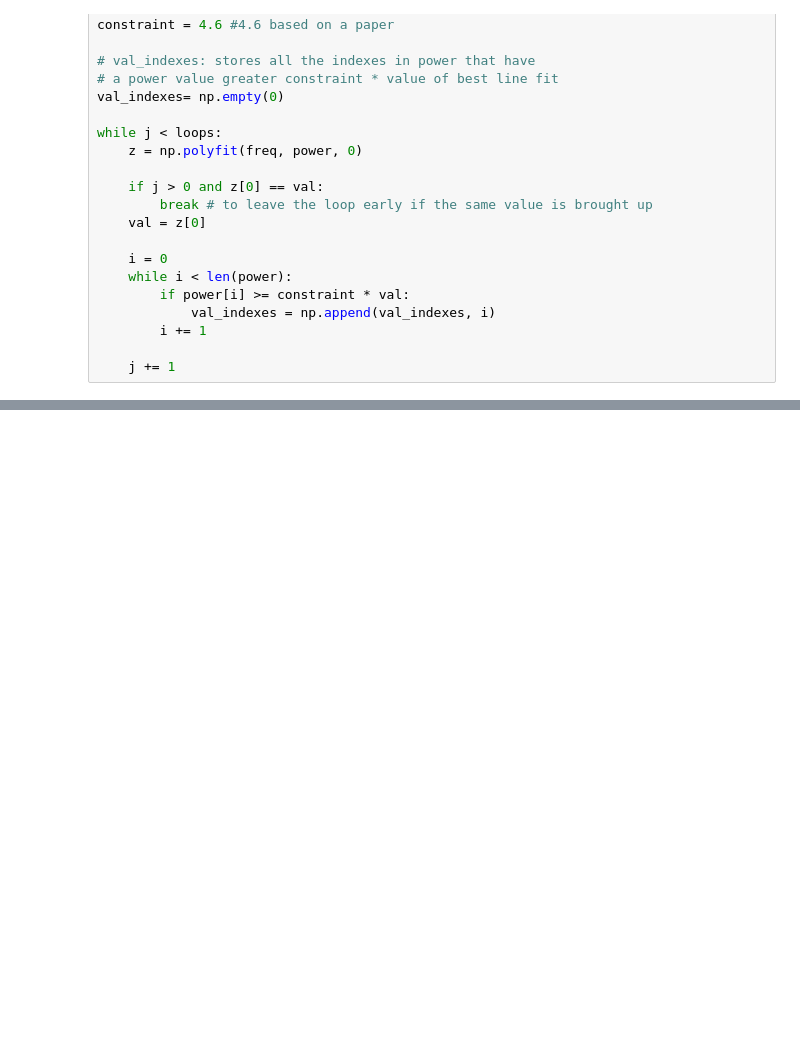
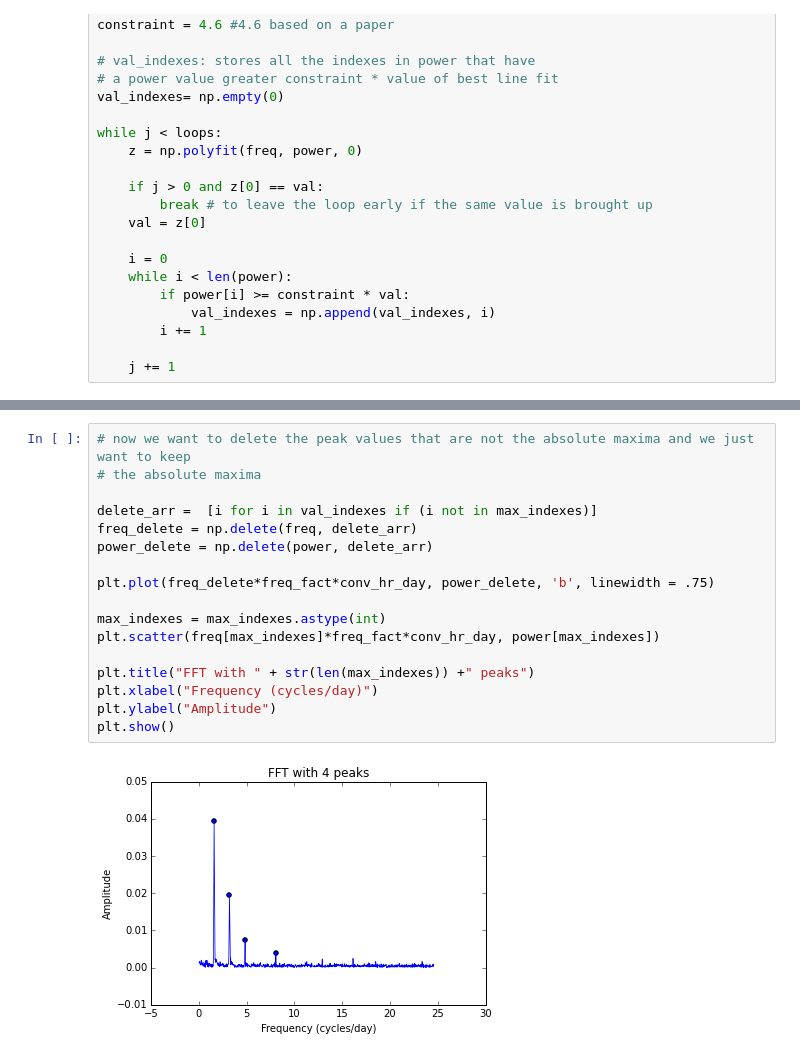
Before and after one commit to dianadianadiana/FFT, a Jupyter notebook: flux_function_transit.ipynb, the cells around one changed output, grey strips where cells are left out. Cells and saved outputs as stored; diff of their text form; blank space fills up the shorter version.

```diff
--- a/flux_function_transit.ipynb
+++ b/flux_function_transit.ipynb
@@ -352,0 +338,19 @@ max_indexes: [   0.   66.  133.  201.]
+# %%
+# now we want to delete the peak values that are not the absolute maxima and we just want to keep
+# the absolute maxima
+
+delete_arr =  [i for i in val_indexes if (i not in max_indexes)]
+freq_delete = np.delete(freq, delete_arr)
+power_delete = np.delete(power, delete_arr)
+
+plt.plot(freq_delete*freq_fact*conv_hr_day, power_delete, 'b', linewidth = .75)
+
+max_indexes = max_indexes.astype(int)
+plt.scatter(freq[max_indexes]*freq_fact*conv_hr_day, power[max_indexes])
+
+plt.title("FFT with " + str(len(max_indexes)) +" peaks")
+plt.xlabel("Frequency (cycles/day)")
+plt.ylabel("Amplitude")
+plt.show()
+# %% [output]
+[figure, added]
```
Also changed, not shown: parts of 7 cells of this notebook.
